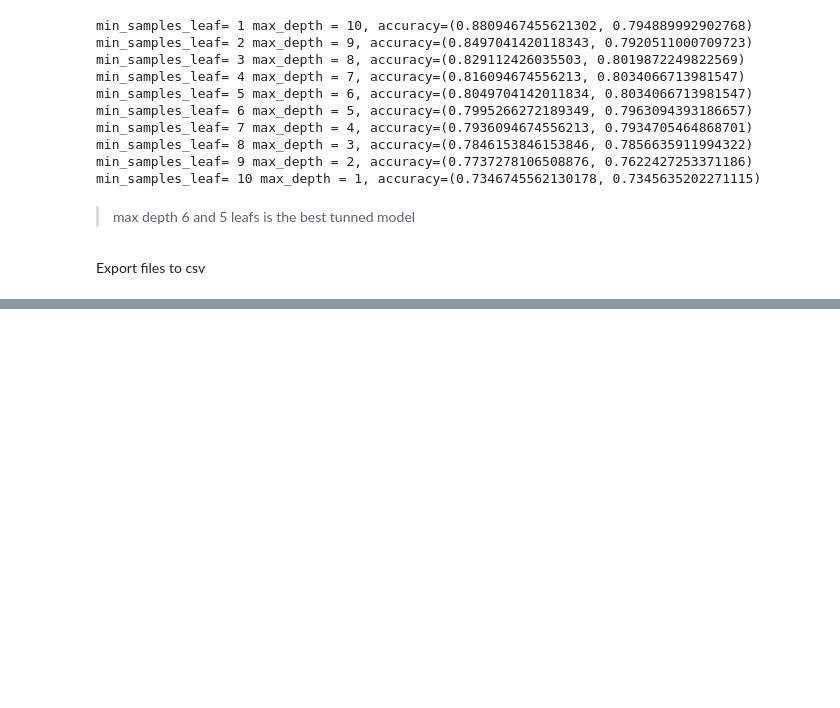
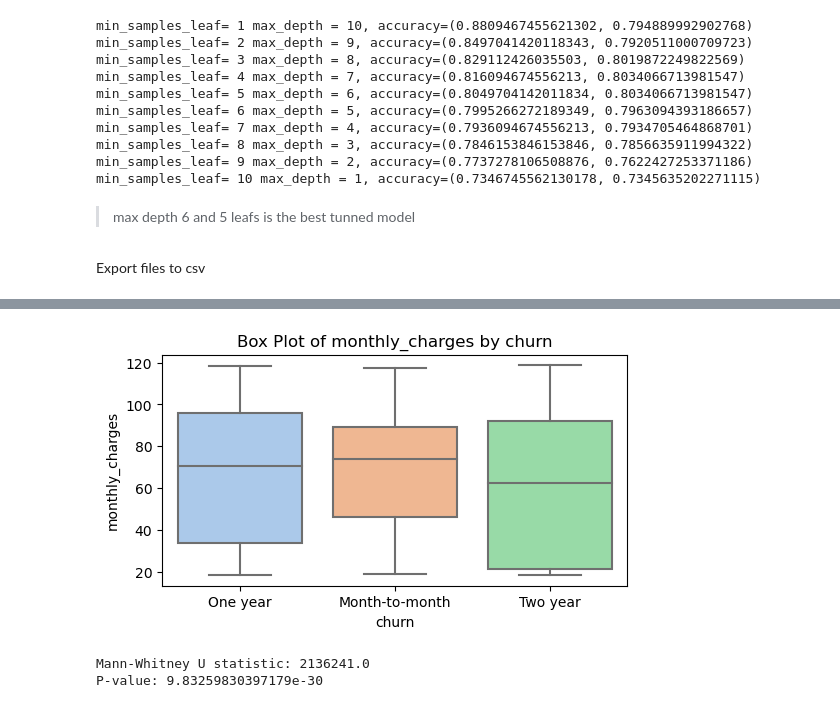
Before and after one commit to Luis-Martinez1/Classification_Project, a Jupyter notebook: non_final_notebook.ipynb, the cells around one changed output, grey strips where cells are left out. Drawn from its saved outputs; the diff is of its cells as text; code cells hidden in the pictures; blank space fills up the shorter version.

```diff
--- a/non_final_notebook.ipynb
+++ b/non_final_notebook.ipynb
@@ -849,7 +852,7 @@ def analyze_monthly_charges(df, continuous_column, target_column):
 
     # Visualize with a box plot
     plt.figure(figsize=(6, 3))
-    sns.boxplot(x='churn', y='monthly_charges', data=df, palette='pastel')
+    sns.boxplot(x='contract_type', y='monthly_charges', data=df, palette='pastel')
     plt.title('Box Plot of monthly_charges by churn')
     plt.xlabel('churn')
     plt.ylabel('monthly_charges')
@@ -861,3 +884,9 @@ def analyze_monthly_charges(df, continuous_column, target_column):
+# %%
+analyze_monthly_charges(train, 'monthly_charges', 'contract_type')
+# %% [output]
+[figure, added]
+Mann-Whitney U statistic: 2136241.0
+P-value: 9.83259830397179e-30
 # %%
 
 
```
Also changed, not shown: parts of 5 cells of this notebook.
